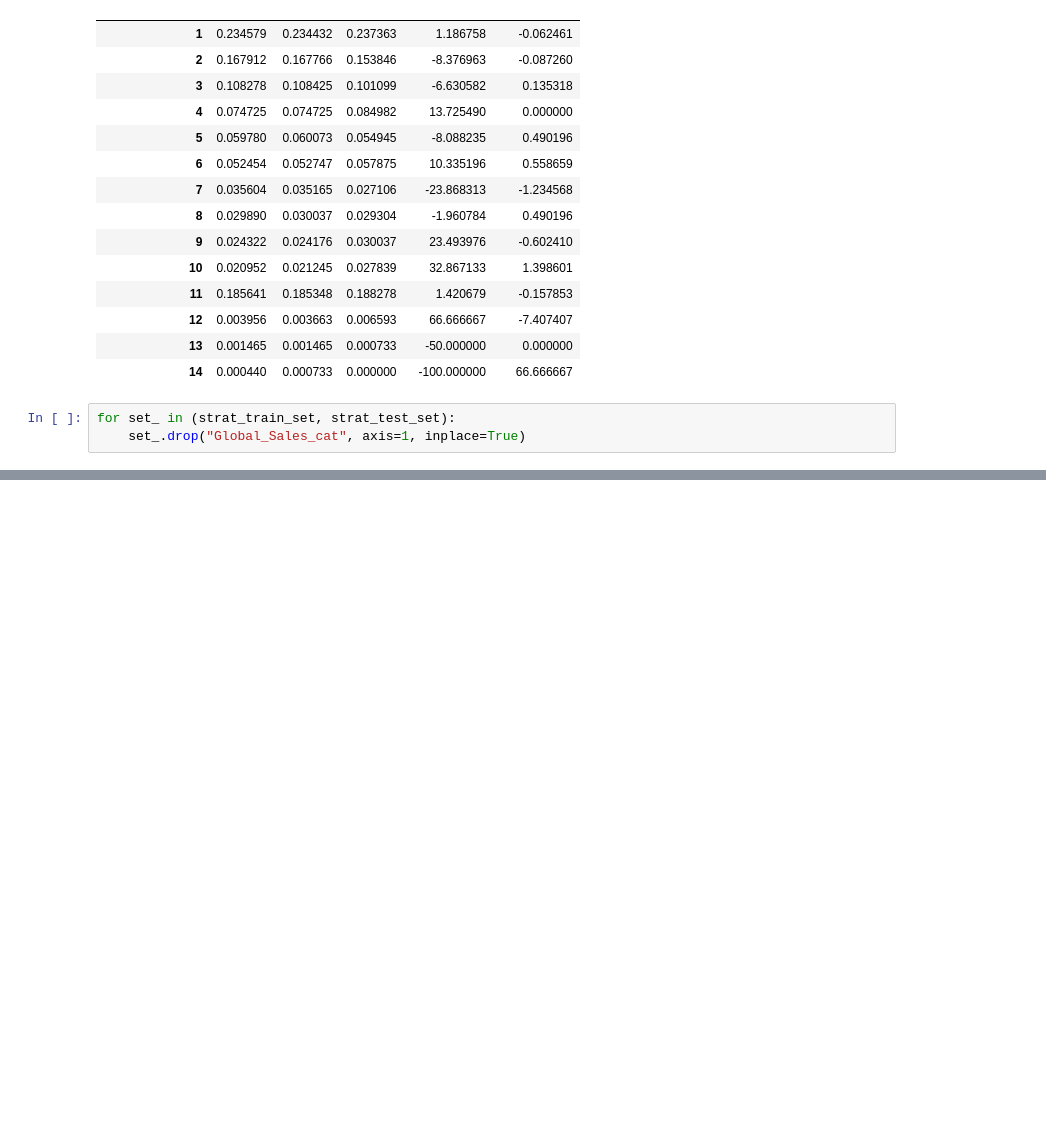
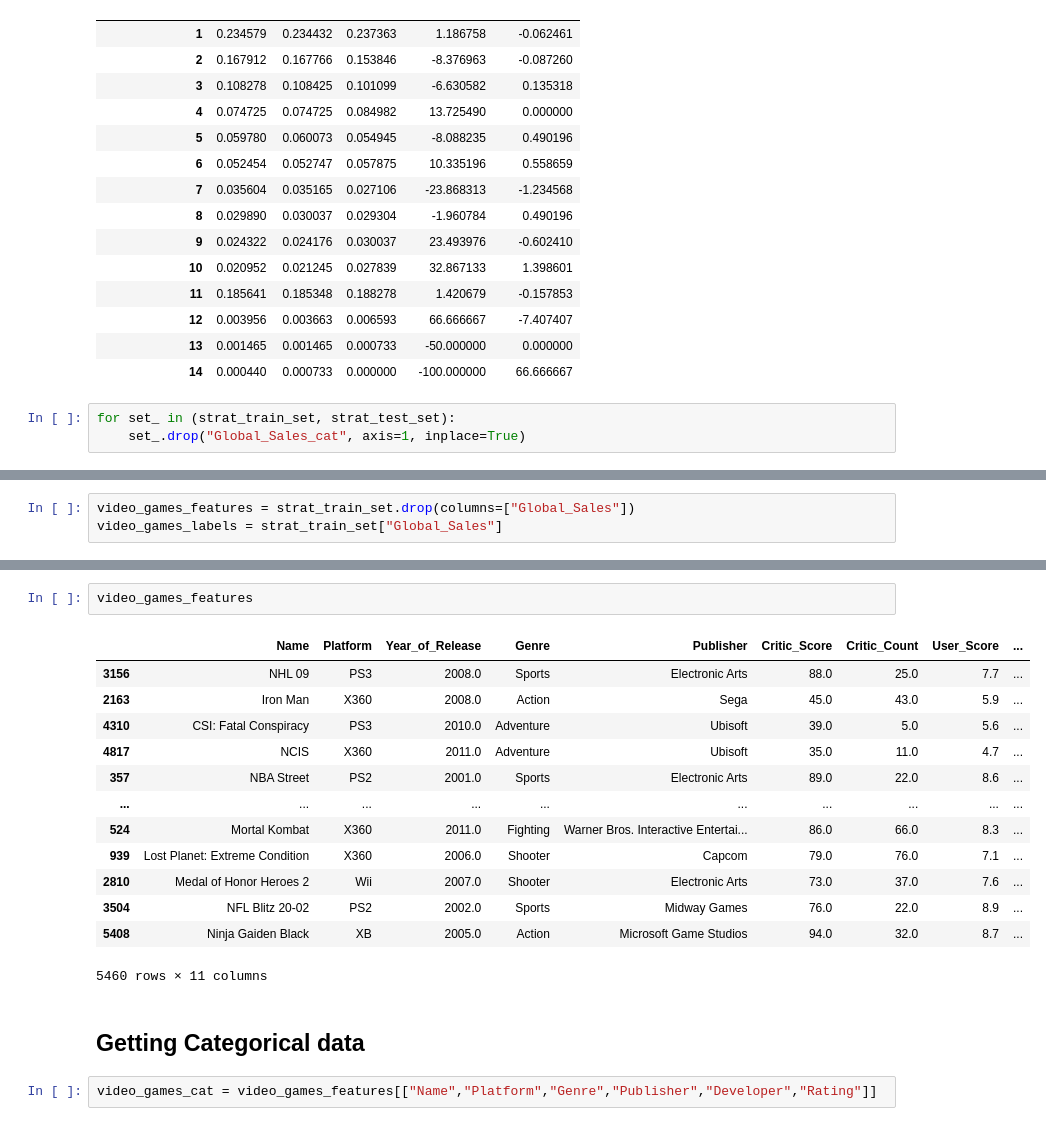
Before and after one commit to TimoSR/AI-Mandatory-1, a Jupyter notebook: Tobias/Mandatory2.0.ipynb, the cells around one changed output, grey strips where cells are left out. Saved outputs shown, nothing was run; the diff lists cells and outputs as text; blank space fills up the shorter version.

```diff
--- a/Tobias/Mandatory2.0.ipynb
+++ b/Tobias/Mandatory2.0.ipynb
@@ -140,0 +148,3 @@ for set_ in (strat_train_set, strat_test_set):
+# %%
+video_games_features = strat_train_set.drop(columns=["Global_Sales"])
+video_games_labels = strat_train_set["Global_Sales"]
@@ -140,0 +171,20 @@ for set_ in (strat_train_set, strat_test_set):
+# %%
+video_games_features
+# %% [output]
+|  | Name | Platform | Year_of_Release | Genre | Publisher | Critic_Score | Critic_Count | User_Score | ... |
+| 3156 | NHL 09 | PS3 | 2008.0 | Sports | Electronic Arts | 88.0 | 25.0 | 7.7 | ... |
+| 2163 | Iron Man | X360 | 2008.0 | Action | Sega | 45.0 | 43.0 | 5.9 | ... |
+| 4310 | CSI: Fatal Conspiracy | PS3 | 2010.0 | Adventure | Ubisoft | 39.0 | 5.0 | 5.6 | ... |
+| 4817 | NCIS | X360 | 2011.0 | Adventure | Ubisoft | 35.0 | 11.0 | 4.7 | ... |
+| 357 | NBA Street | PS2 | 2001.0 | Sports | Electronic Arts | 89.0 | 22.0 | 8.6 | ... |
+| ... | ... | ... | ... | ... | ... | ... | ... | ... | ... |
+| 524 | Mortal Kombat | X360 | 2011.0 | Fighting | Warner Bros. Interactive Entertai... | 86.0 | 66.0 | 8.3 | ... |
+| 939 | Lost Planet: Extreme Condition | X360 | 2006.0 | Shooter | Capcom | 79.0 | 76.0 | 7.1 | ... |
+| 2810 | Medal of Honor Heroes 2 | Wii | 2007.0 | Shooter | Electronic Arts | 73.0 | 37.0 | 7.6 | ... |
+| 3504 | NFL Blitz 20-02 | PS2 | 2002.0 | Sports | Midway Games | 76.0 | 22.0 | 8.9 | ... |
+| 5408 | Ninja Gaiden Black | XB | 2005.0 | Action | Microsoft Game Studios | 94.0 | 32.0 | 8.7 | ... |
+5460 rows × 11 columns
+# %% [markdown]
+## Getting Categorical data
+# %%
+video_games_cat = video_games_features[["Name","Platform","Genre","Publisher","Developer","Rating"]]
```
Also changed, not shown: parts of 67 cells of this notebook, 4 other files.
